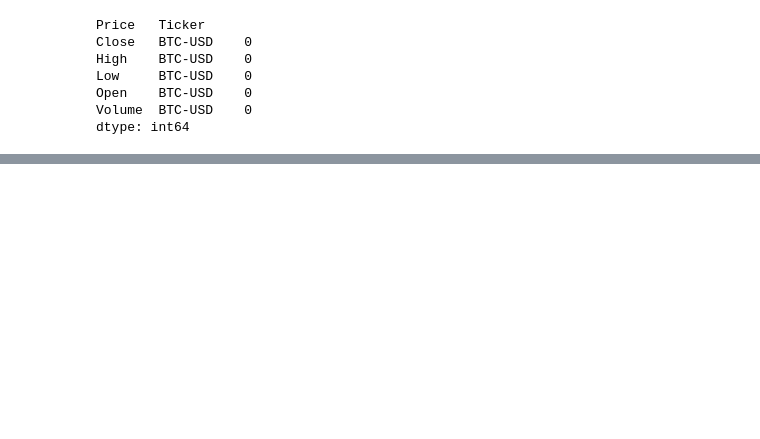
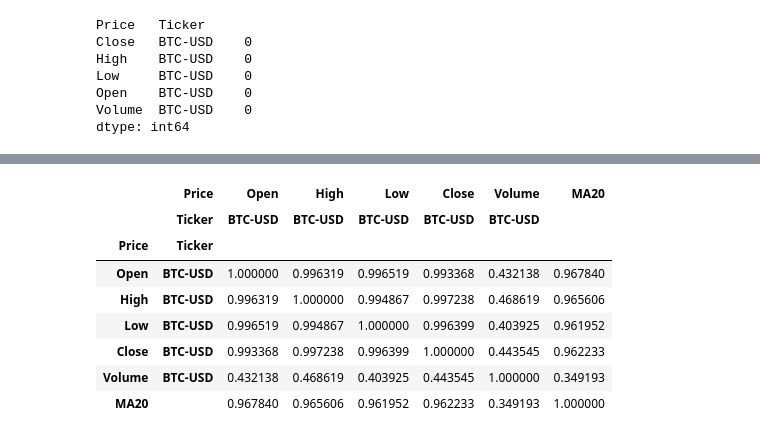
Before and after one commit to abdullahazhar202rr/Machine-Learning, a Jupyter notebook: Projects/BTC_Predictor/BTC_EXPLORATION.ipynb, the cells around one changed output, grey strips where cells are left out. Cells and saved outputs as stored; diff of their text form; code cells hidden in the pictures; blank space fills up the shorter version.

```diff
--- a/Projects/BTC_Predictor/BTC_EXPLORATION.ipynb
+++ b/Projects/BTC_Predictor/BTC_EXPLORATION.ipynb
@@ -79,0 +81,13 @@ plt.show()
+# %%
+corr = df[['Open', 'High', 'Low', 'Close', 'Volume', 'MA20']].corr()
+corr
+# %% [output]
+|  | Price | Open | High | Low | Close | Volume | MA20 |
+|  | Ticker | BTC-USD | BTC-USD | BTC-USD | BTC-USD | BTC-USD |  |
+| Price | Ticker |  |  |  |  |  |  |
+| Open | BTC-USD | 1.000000 | 0.996319 | 0.996519 | 0.993368 | 0.432138 | 0.967840 |
+| High | BTC-USD | 0.996319 | 1.000000 | 0.994867 | 0.997238 | 0.468619 | 0.965606 |
+| Low | BTC-USD | 0.996519 | 0.994867 | 1.000000 | 0.996399 | 0.403925 | 0.961952 |
+| Close | BTC-USD | 0.993368 | 0.997238 | 0.996399 | 1.000000 | 0.443545 | 0.962233 |
+| Volume | BTC-USD | 0.432138 | 0.468619 | 0.403925 | 0.443545 | 1.000000 | 0.349193 |
+| MA20 |  | 0.967840 | 0.965606 | 0.961952 | 0.962233 | 0.349193 | 1.000000 |
```
Also changed, not shown: parts of 14 cells of this notebook, 1 other file.
